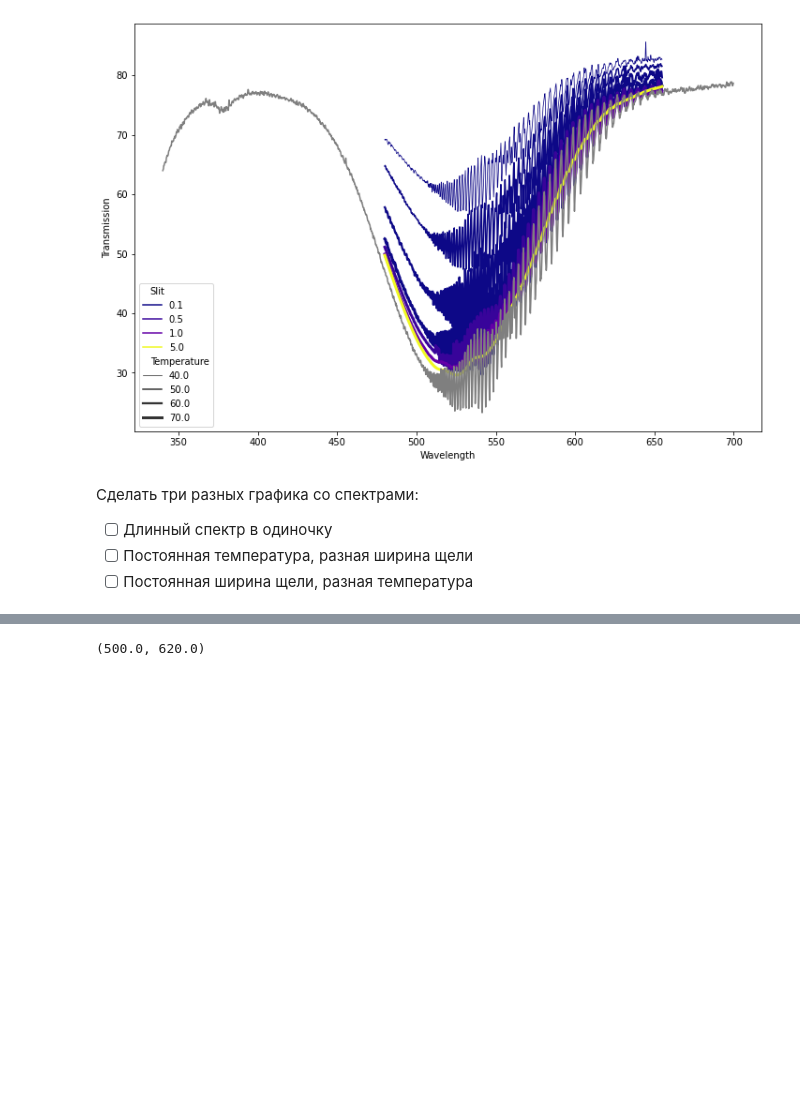
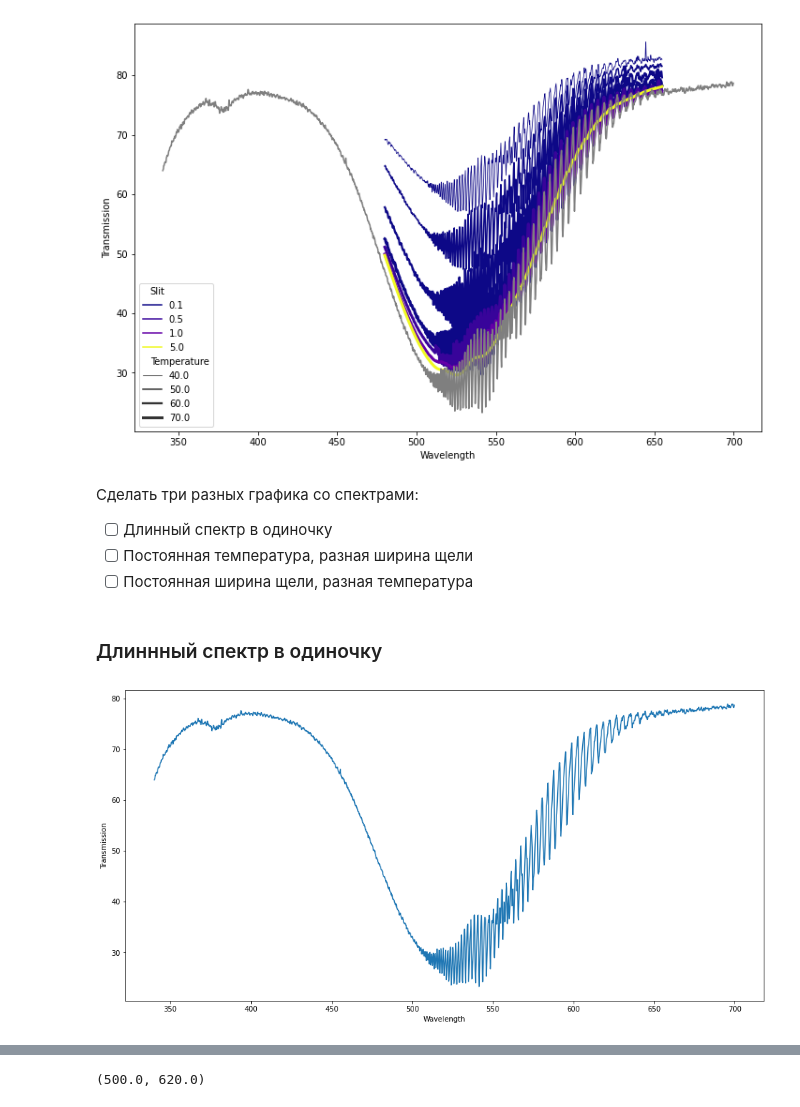
Before and after one commit to Redencon/Lapki, a Jupyter notebook: I2/I2.ipynb, the cells around one changed output, grey strips where cells are left out. Drawn from its saved outputs; the diff is of its cells as text; code cells hidden in the pictures; blank space fills up the shorter version.

```diff
--- a/I2/I2.ipynb
+++ b/I2/I2.ipynb
@@ -74,3 +75,11 @@ sns.lineplot(data_long, x='Wavelength', y='Transmission')
 - [ ] Длинный спектр в одиночку
 - [ ] Постоянная температура, разная ширина щели
 - [ ] Постоянная ширина щели, разная температура
+# %% [markdown]
+### Длиннный спектр в одиночку
+# %%
+plt.figure(figsize=(16, 8))
+sns.lineplot(data_long, x='Wavelength', y='Transmission')
+plt.savefig('long.jpg')
+# %% [output]
+[figure, added]
```
Also changed, not shown: parts of 20 cells of this notebook, 2 other files.
